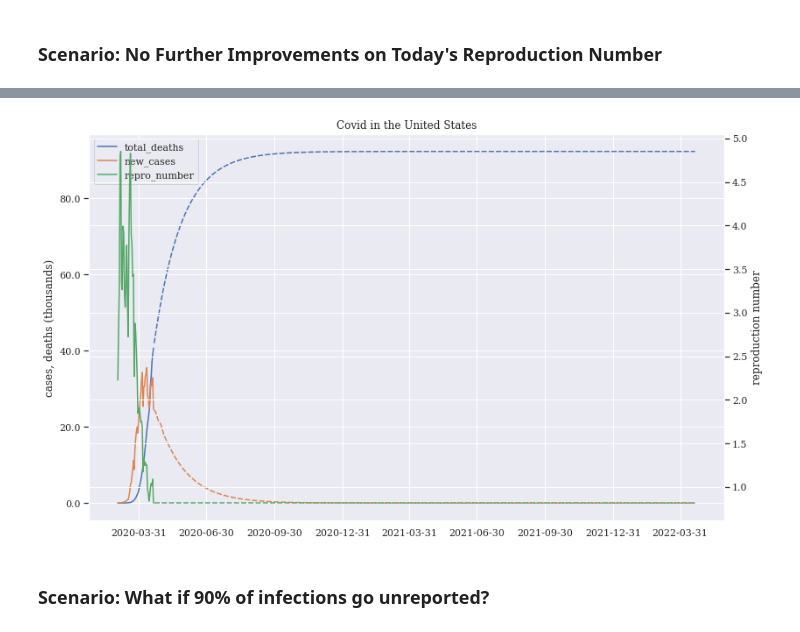
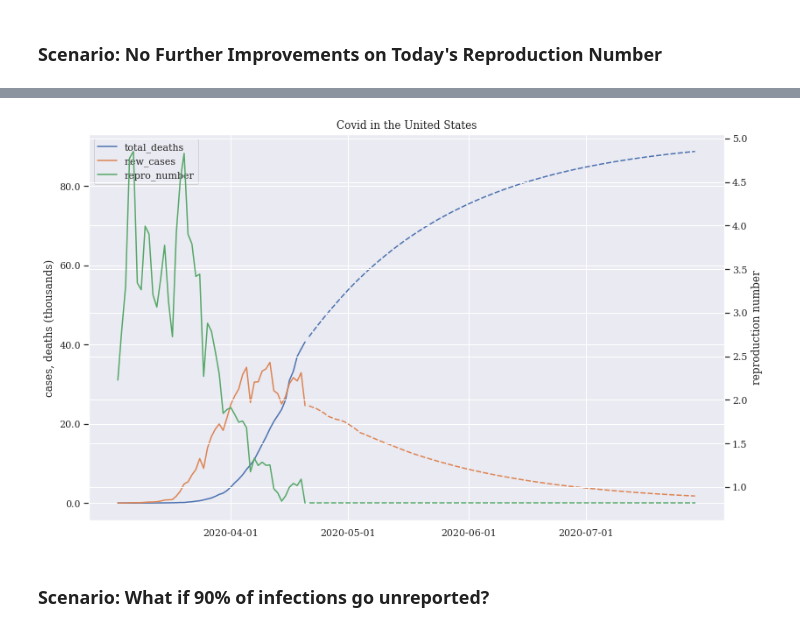
Before and after one commit to tedteske/Covid-19-Model, a Jupyter notebook: covid.ipynb, the cells around one changed output, grey strips where cells are left out. Drawn from its saved outputs; the diff is of its cells as text; code cells hidden in the pictures.

```diff
--- a/covid.ipynb
+++ b/covid.ipynb
@@ -574,7 +574,7 @@ plot_timeline(compare, 'Total Deaths: Default vs Relaxed Scenarios',
 # %% [markdown]
 ### Scenario: No Further Improvements on Today's Reproduction Number
 # %%
-US_Cov = forecast(US_Cov, 365*2)
+US_Cov = forecast(US_Cov, 100)
 no_improvements_scenario = US_Cov.copy()
 no_improvements_scenario.tail(7)
 # %% [output]
@@ -589,7 +589,7 @@ no_improvements_scenario.tail(7)
 # %%
-plot_cdr(US_Cov, 'Covid in the United States', date_freq='Q')
+plot_cdr(US_Cov, 'Covid in the United States')
 # %% [output]
-[figure, old version]
+[figure, new version]
 # %% [markdown]
 ### Scenario: What if 90% of infections go unreported?
 # %%
```
Also changed, not shown: parts of 1 cell of this notebook.
